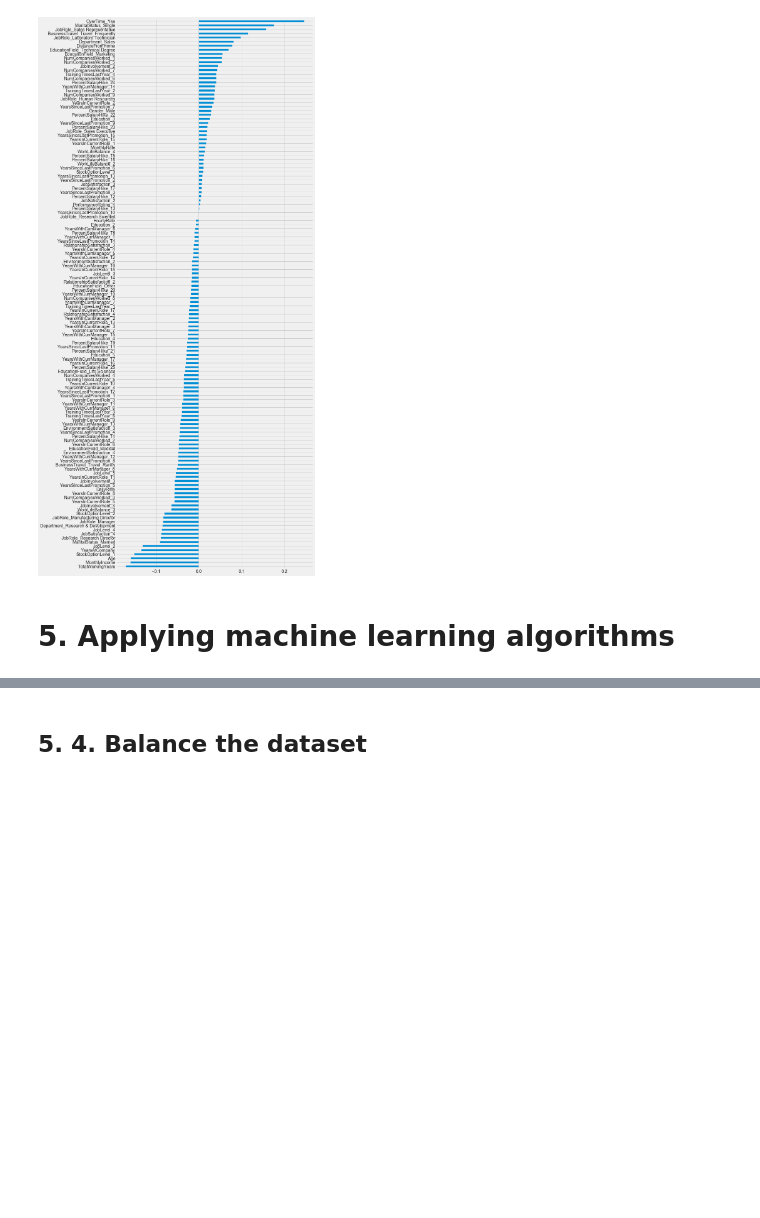
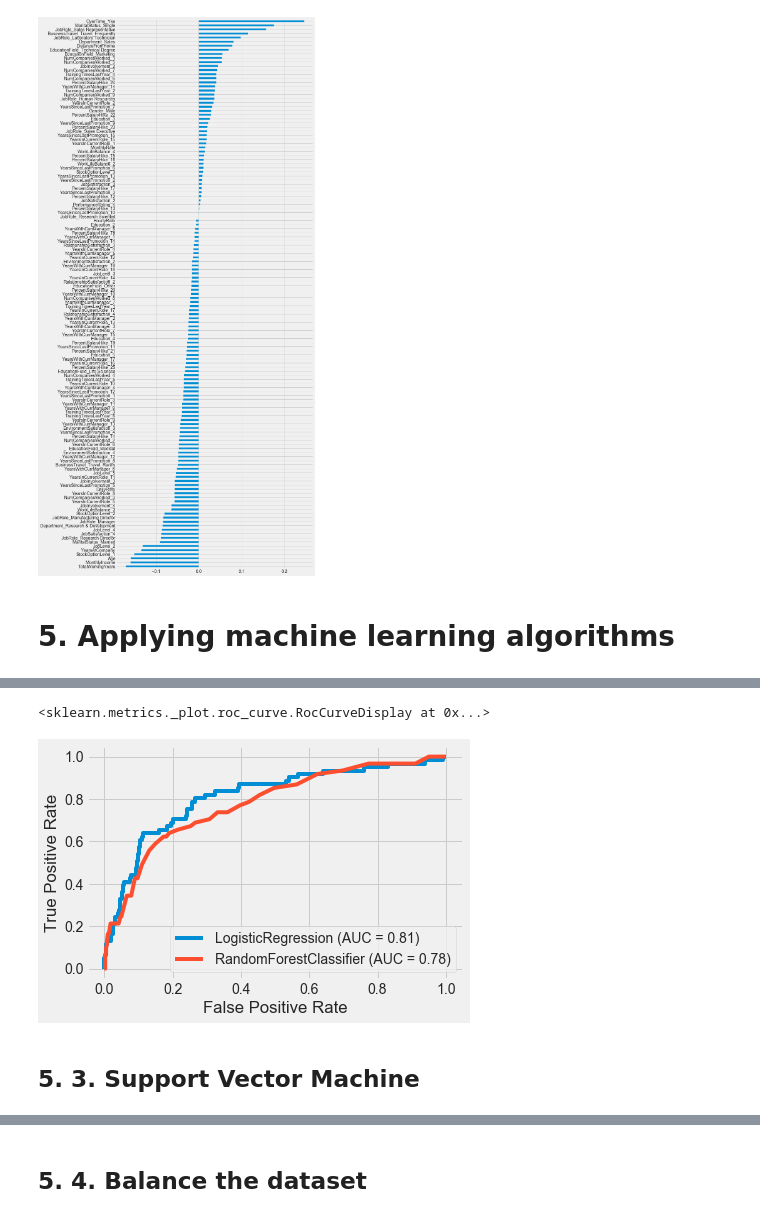
Before and after one commit to fares-ds/IBM_HR_Analytics_Employee_And_Performance, a Jupyter notebook: Employee_retention.ipynb, the cells around one changed output, grey strips where cells are left out. Saved outputs shown, nothing was run; the diff lists cells and outputs as text; code cells hidden in the pictures; blank space fills up the shorter version.

```diff
--- a/Employee_retention.ipynb
+++ b/Employee_retention.ipynb
@@ -392,0 +411,10 @@ DecisionTreeClassifier(class_weight=None, criterion='gini', max_depth=4,
+# %%
+from sklearn.ensemble import RandomForestClassifier
+
+rand_forest = RandomForestClassifier(n_estimators=100,
+                                     oob_score=True,
+                                     class_weight={0:stay, 1:leave})
+rand_forest.fit(X_train, y_train)
+
+print_score(rand_forest, X_train, y_train, X_test, y_test, train=True)
+print_score(rand_forest, X_train, y_train, X_test, y_test, train=False)
@@ -392,0 +439,8 @@ DecisionTreeClassifier(class_weight=None, criterion='gini', max_depth=4,
+# %%
+disp = plot_roc_curve(lr_classifier, X_test, y_test)
+plot_roc_curve(rand_forest, X_test, y_test, ax=disp.ax_)
+# %% [output]
+<sklearn.metrics._plot.roc_curve.RocCurveDisplay at 0x...>
+[figure, added]
+# %% [markdown]
+## 5. 3. Support Vector Machine
```
Also changed, not shown: parts of 32 cells of this notebook.
